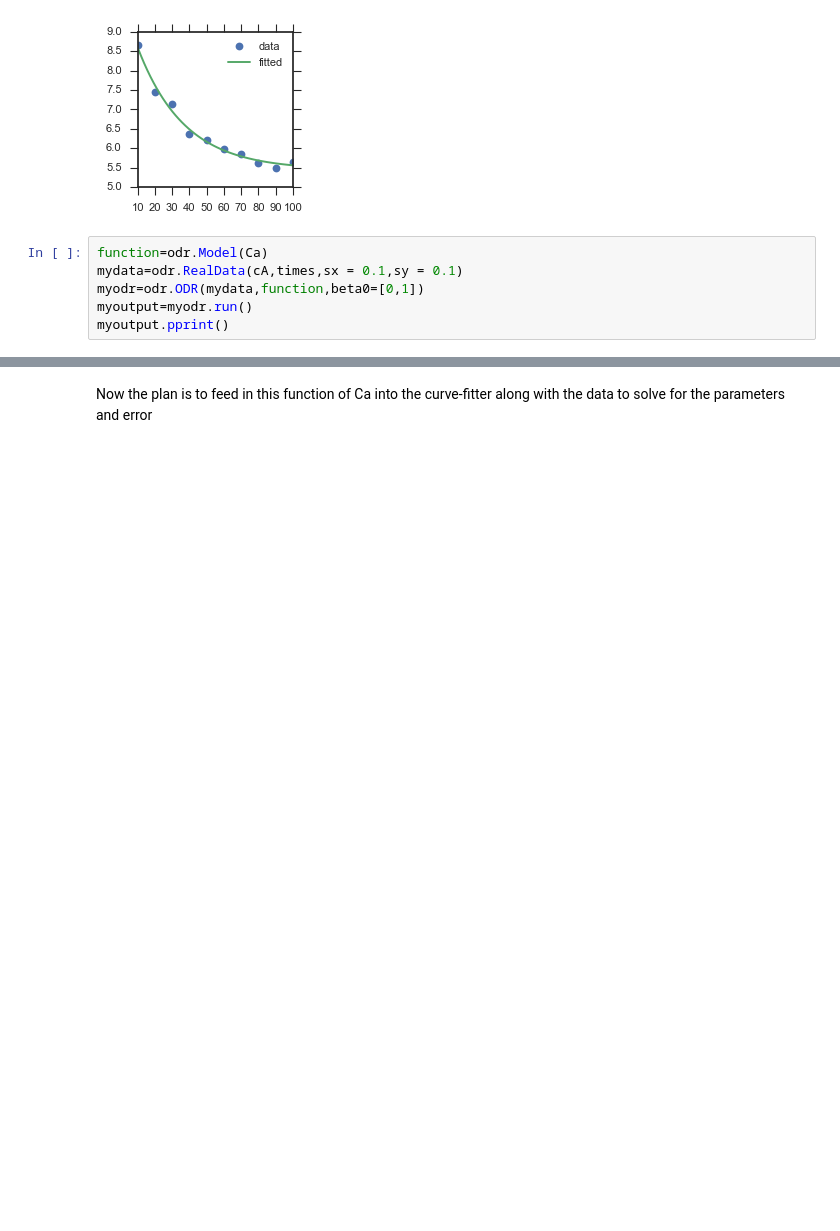
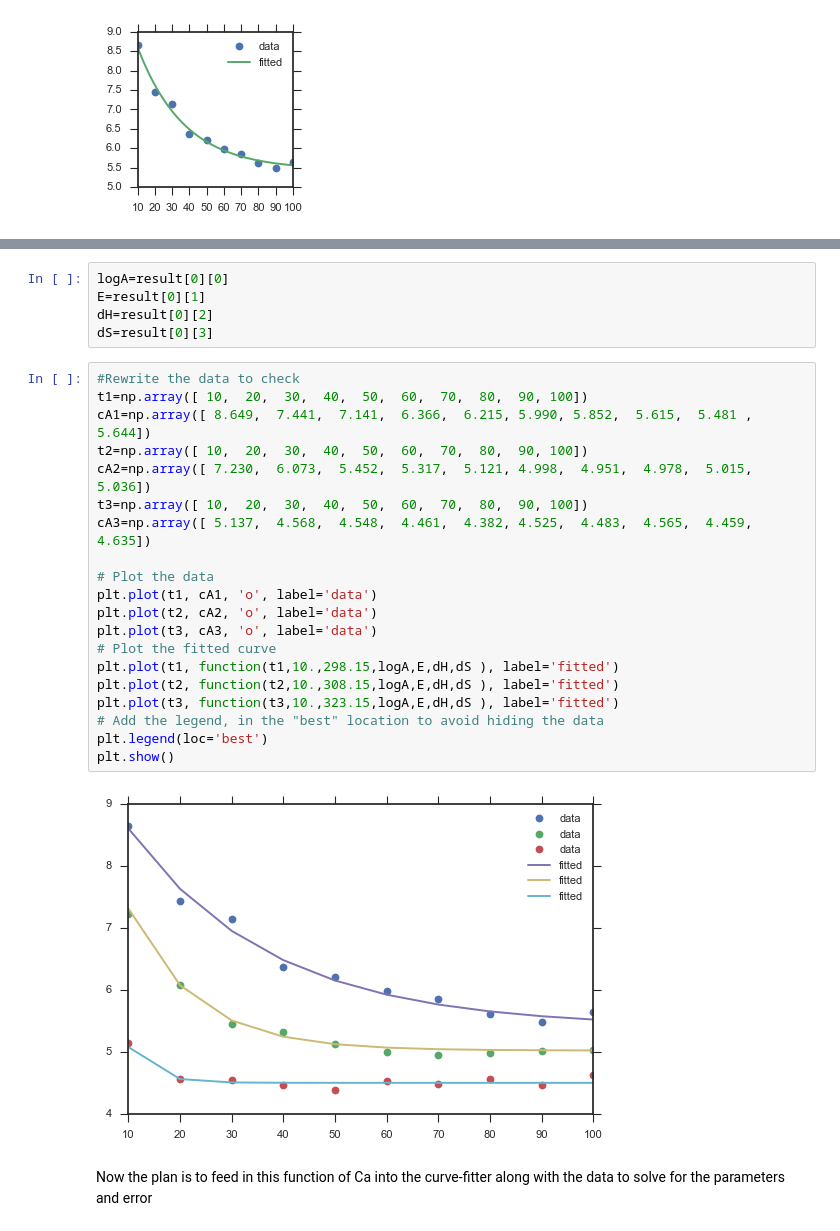
Before and after one commit to awolek/regression, a Jupyter notebook: FittingExercise.ipynb, the cells around one changed output, grey strips where cells are left out. Cells and saved outputs as stored; diff of their text form; blank space fills up the shorter version.

```diff
--- a/FittingExercise.ipynb
+++ b/FittingExercise.ipynb
@@ -196,9 +196,3 @@ plt.legend(loc='best')
 plt.show()
 # %% [output]
 [figure]
-# %%
-function=odr.Model(Ca)
-mydata=odr.RealData(cA,times,sx = 0.1,sy = 0.1)
-myodr=odr.ODR(mydata,function,beta0=[0,1])
-myoutput=myodr.run()
-myoutput.pprint()
@@ -205,3 +238,30 @@ myoutput.pprint()
+# %%
+logA=result[0][0]
+E=result[0][1]
+dH=result[0][2]
+dS=result[0][3]
+# %%
+#Rewrite the data to check
+t1=np.array([ 10,  20,  30,  40,  50,  60,  70,  80,  90, 100])
+cA1=np.array([ 8.649,  7.441,  7.141,  6.366,  6.215, 5.990, 5.852,  5.615,  5.481 ,  5.644])
+t2=np.array([ 10,  20,  30,  40,  50,  60,  70,  80,  90, 100])
+cA2=np.array([ 7.230,  6.073,  5.452,  5.317,  5.121, 4.998,  4.951,  4.978,  5.015,  5.036])
+t3=np.array([ 10,  20,  30,  40,  50,  60,  70,  80,  90, 100])
+cA3=np.array([ 5.137,  4.568,  4.548,  4.461,  4.382, 4.525,  4.483,  4.565,  4.459,  4.635])
+
+# Plot the data
+plt.plot(t1, cA1, 'o', label='data')
+plt.plot(t2, cA2, 'o', label='data')
+plt.plot(t3, cA3, 'o', label='data')
+# Plot the fitted curve
+plt.plot(t1, function(t1,10.,298.15,logA,E,dH,dS ), label='fitted')
+plt.plot(t2, function(t2,10.,308.15,logA,E,dH,dS ), label='fitted')
+plt.plot(t3, function(t3,10.,323.15,logA,E,dH,dS ), label='fitted')
+# Add the legend, in the "best" location to avoid hiding the data
+plt.legend(loc='best')
+plt.show()
+# %% [output]
+[figure, added]
 # %% [markdown]
 Now the plan is to feed in this function of Ca into the curve-fitter along with the data to solve for the parameters and error
 # %% [markdown]
```
Also changed, not shown: parts of 1 cell of this notebook.
